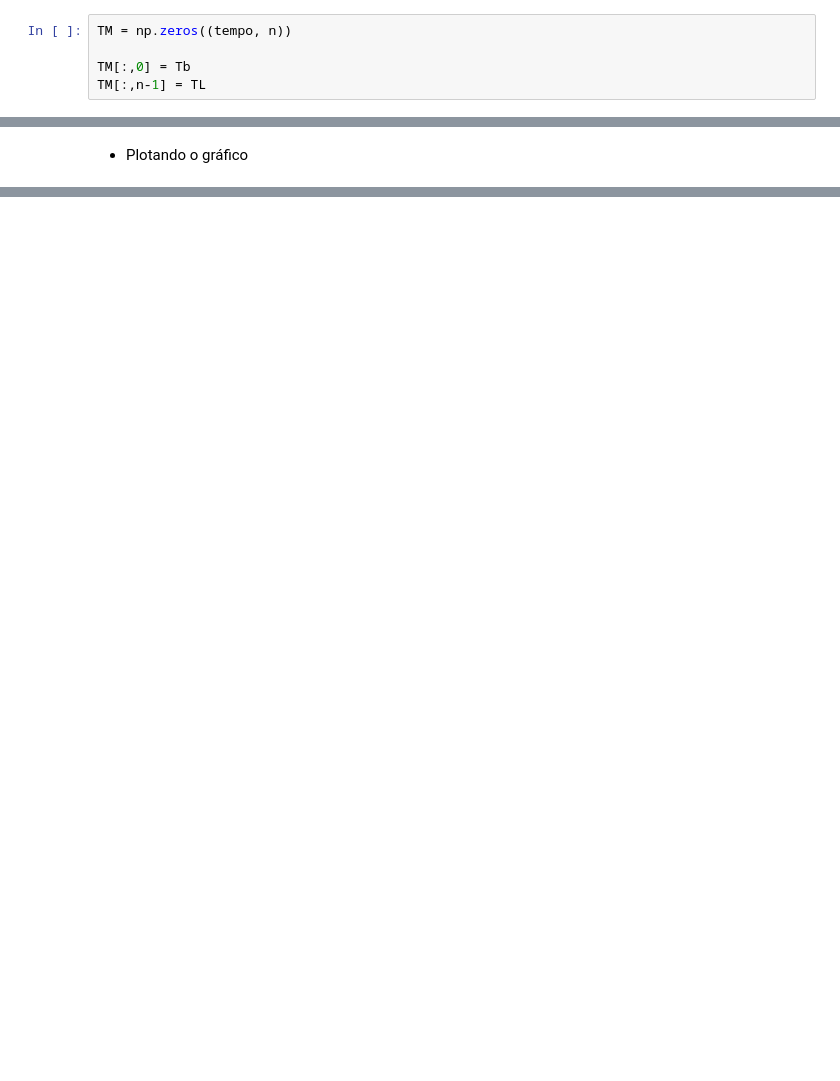
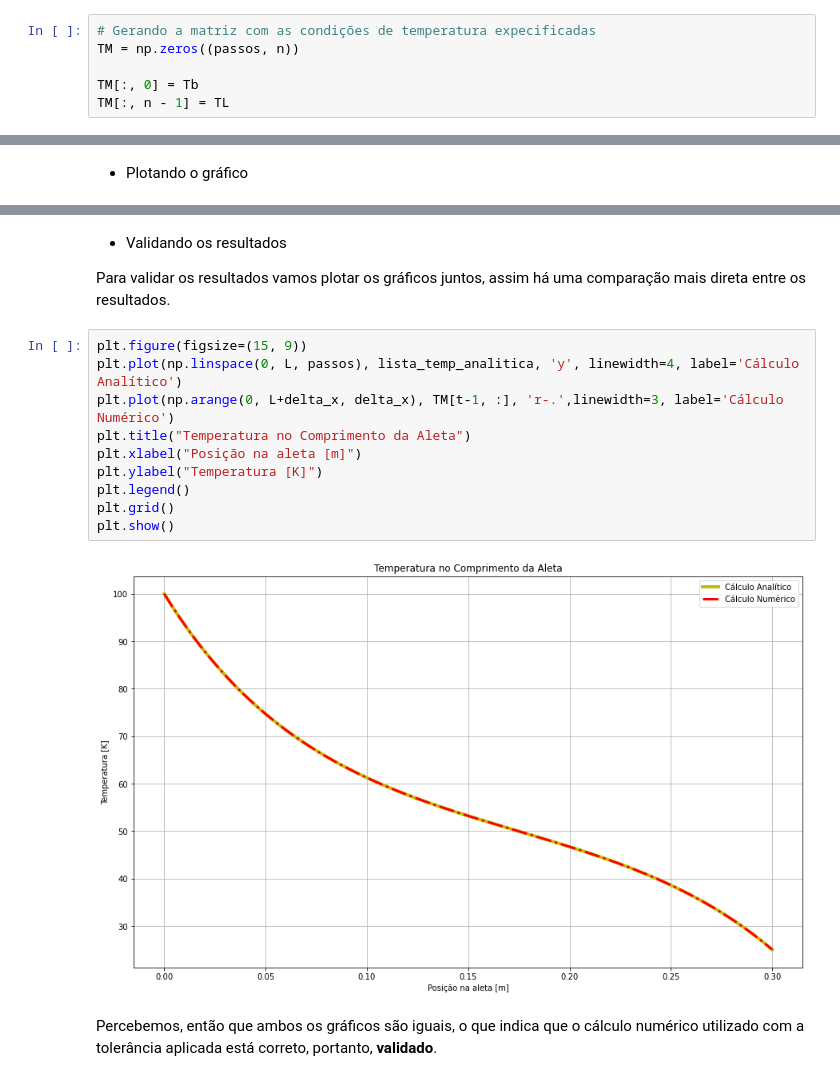
Before and after one commit to fran-janela/aps-trans-cal-mec-sol, a Jupyter notebook: aps-2/aps-2-notebook.ipynb, the cells around one changed output, grey strips where cells are left out. Drawn from its saved outputs; the diff is of its cells as text; blank space fills up the shorter version.

```diff
--- a/aps-2/aps-2-notebook.ipynb
+++ b/aps-2/aps-2-notebook.ipynb
@@ -90,9 +117,10 @@ print(delta_t)
 # %% [markdown]
 - Gerando a matriz tempo por temperatura em x:
 # %%
-TM = np.zeros((tempo, n))
+# Gerando a matriz com as condições de temperatura expecificadas
+TM = np.zeros((passos, n))
 
-TM[:,0] = Tb
-TM[:,n-1] = TL
+TM[:, 0] = Tb
+TM[:, n - 1] = TL
 # %% [markdown]
 - Realizando as iterações no tempo:
@@ -136,0 +205,18 @@ plt.show()
+# %% [markdown]
+- Validando os resultados
+
+Para validar os resultados vamos plotar os gráficos juntos, assim há uma comparação mais direta entre os resultados.
+# %%
+plt.figure(figsize=(15, 9))
+plt.plot(np.linspace(0, L, passos), lista_temp_analitica, 'y', linewidth=4, label='Cálculo Analítico')
+plt.plot(np.arange(0, L+delta_x, delta_x), TM[t-1, :], 'r-.',linewidth=3, label='Cálculo Numérico')
+plt.title("Temperatura no Comprimento da Aleta")
+plt.xlabel("Posição na aleta [m]")
+plt.ylabel("Temperatura [K]")
+plt.legend()
+plt.grid()
+plt.show()
+# %% [output]
+[figure, added]
+# %% [markdown]
+Percebemos, então que ambos os gráficos são iguais, o que indica que o cálculo numérico utilizado com a tolerância aplicada está correto, portanto, **validado**.
```
Also changed, not shown: parts of 22 cells of this notebook.
